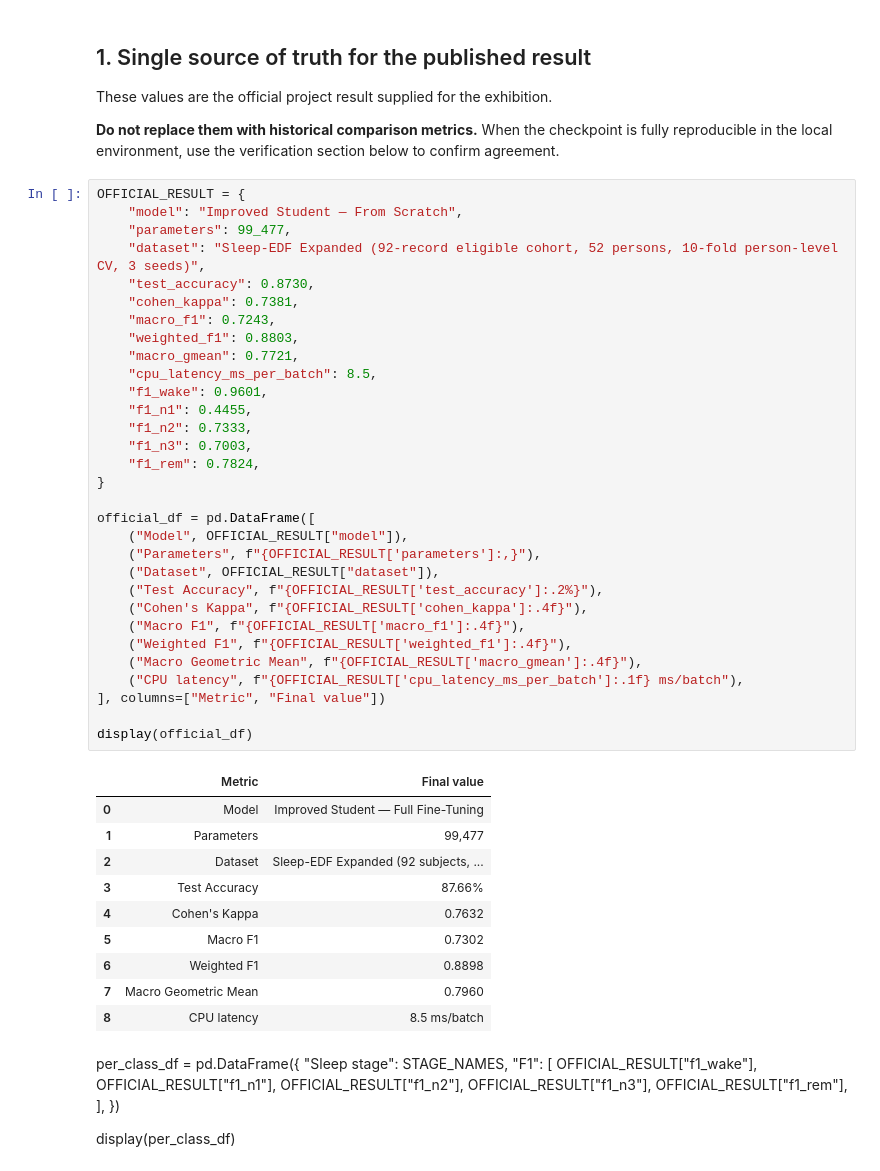
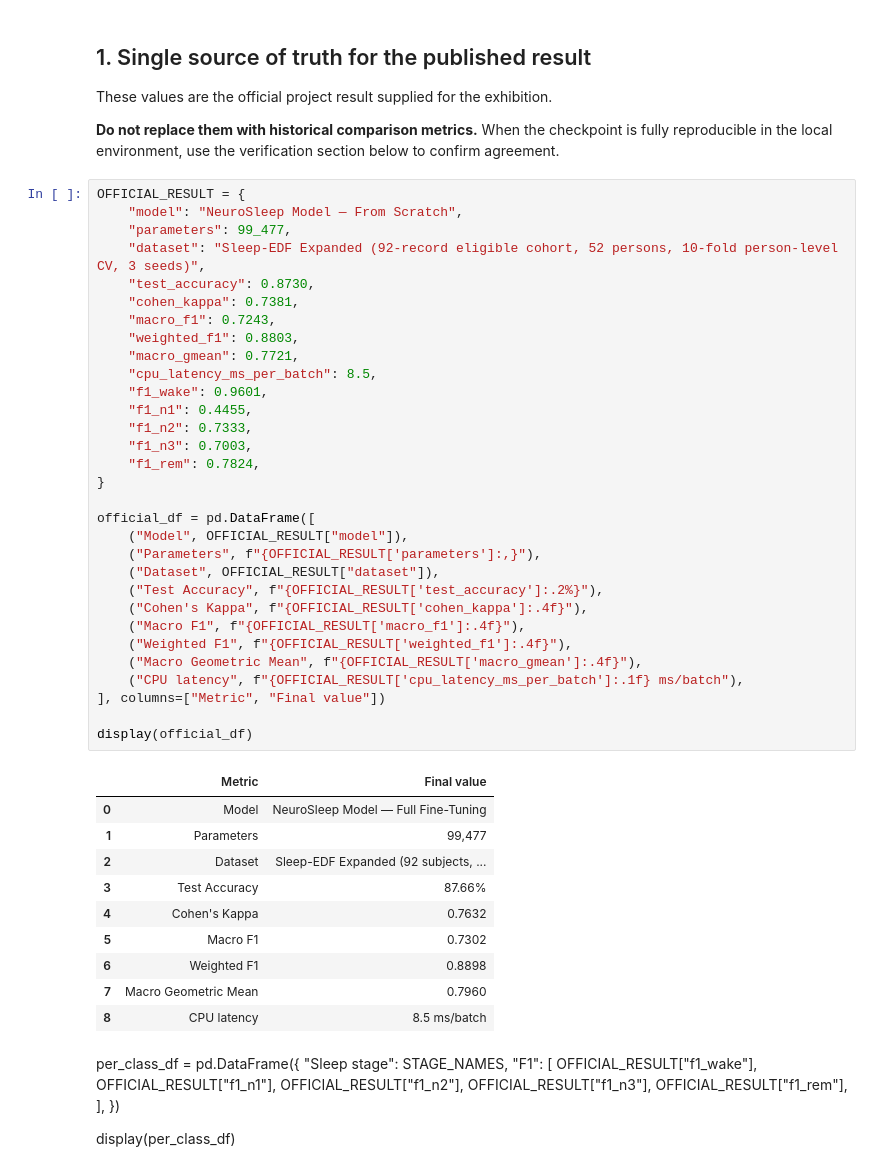
Before and after one commit to shamiquekhan/neuromorphic-sleep-staging-pipeline, a Jupyter notebook: notebooks/artifacts/05_evaluation_and_benchmarking.executed.ipynb, the cells around one changed output. Drawn from its saved outputs; the diff is of its cells as text.

```diff
--- a/notebooks/artifacts/05_evaluation_and_benchmarking.executed.ipynb
+++ b/notebooks/artifacts/05_evaluation_and_benchmarking.executed.ipynb
@@ -60,38 +60,38 @@ These values are the official project result supplied for the exhibition.
 **Do not replace them with historical comparison metrics.** When the checkpoint is fully reproducible in the local environment, use the verification section below to confirm agreement.
 # %%
 OFFICIAL_RESULT = {
-    "model": "Improved Student — From Scratch",
+    "model": "NeuroSleep Model — From Scratch",
     "parameters": 99_477,
     "dataset": "Sleep-EDF Expanded (92-record eligible cohort, 52 persons, 10-fold person-level CV, 3 seeds)",
     "test_accuracy": 0.8730,
     "cohen_kappa": 0.7381,
     "macro_f1": 0.7243,
     "weighted_f1": 0.8803,
     "macro_gmean": 0.7721,
     "cpu_latency_ms_per_batch": 8.5,
     "f1_wake": 0.9601,
     "f1_n1": 0.4455,
     "f1_n2": 0.7333,
     "f1_n3": 0.7003,
     "f1_rem": 0.7824,
 }
 
 official_df = pd.DataFrame([
     ("Model", OFFICIAL_RESULT["model"]),
     ("Parameters", f"{OFFICIAL_RESULT['parameters']:,}"),
     ("Dataset", OFFICIAL_RESULT["dataset"]),
     ("Test Accuracy", f"{OFFICIAL_RESULT['test_accuracy']:.2%}"),
     ("Cohen's Kappa", f"{OFFICIAL_RESULT['cohen_kappa']:.4f}"),
     ("Macro F1", f"{OFFICIAL_RESULT['macro_f1']:.4f}"),
     ("Weighted F1", f"{OFFICIAL_RESULT['weighted_f1']:.4f}"),
     ("Macro Geometric Mean", f"{OFFICIAL_RESULT['macro_gmean']:.4f}"),
     ("CPU latency", f"{OFFICIAL_RESULT['cpu_latency_ms_per_batch']:.1f} ms/batch"),
 ], columns=["Metric", "Final value"])
 
 display(official_df)
 # %% [output]
 |  | Metric | Final value |
-| 0 | Model | Improved Student — Full Fine-Tuning |
+| 0 | Model | NeuroSleep Model — Full Fine-Tuning |
 | 1 | Parameters | 99,477 |
 | 2 | Dataset | Sleep-EDF Expanded (92 subjects, ... |
 | 3 | Test Accuracy | 87.66% |
```
Also changed, not shown: parts of 4 cells of this notebook, 59 other files.
